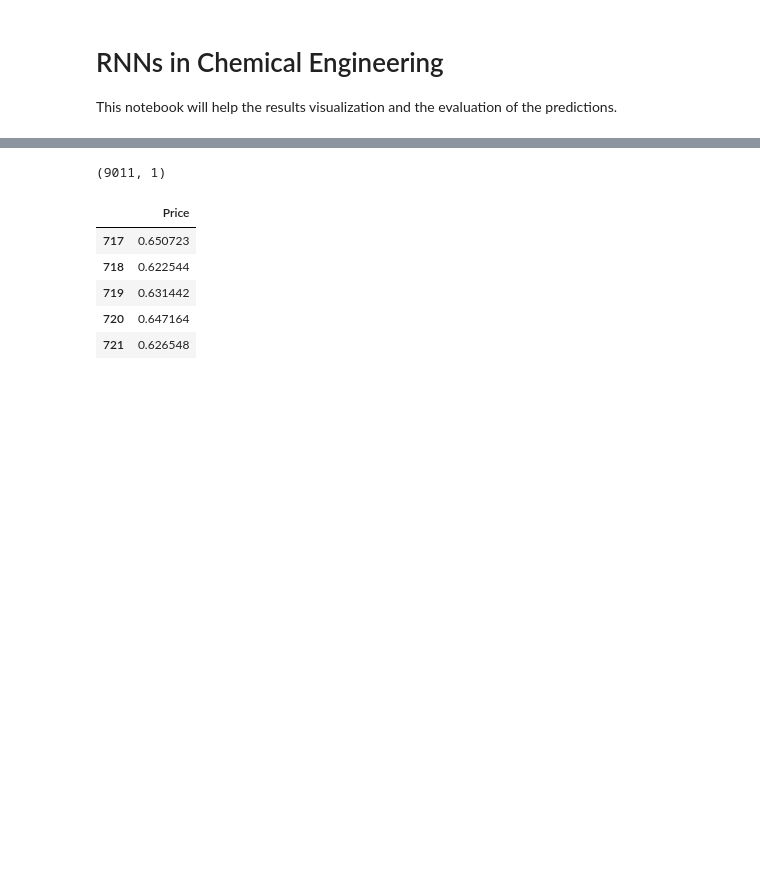
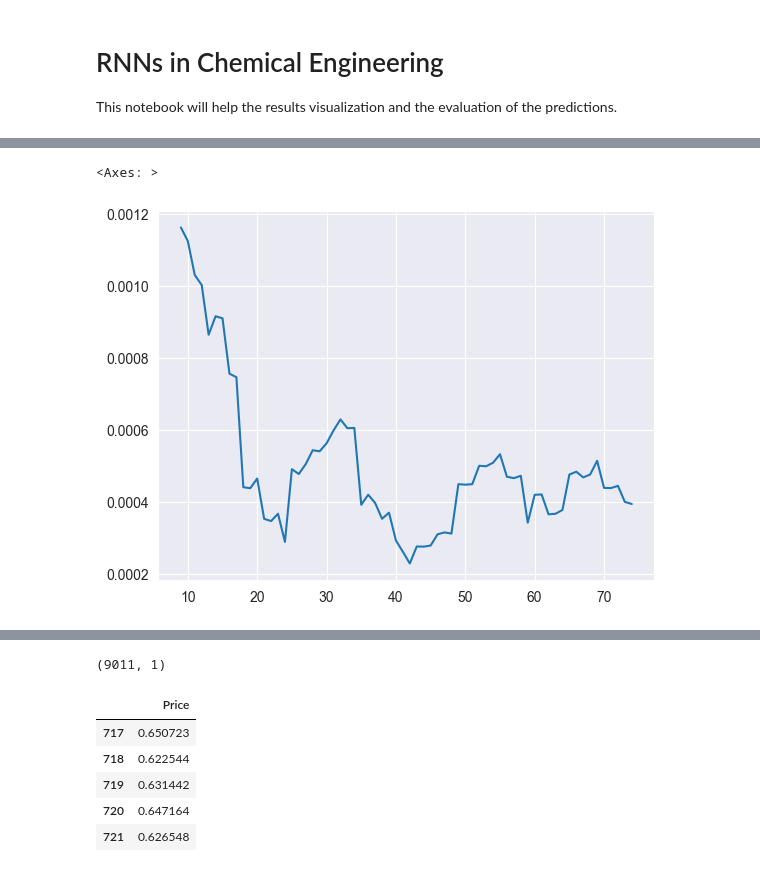
Before and after one commit to IAugustoMZ/deeplearning_chemicalengineering, a Jupyter notebook: 3_recurrentNeuralNetworks/2_visualizing_results.ipynb, the cells around one changed output, grey strips where cells are left out. Cells and saved outputs as stored; diff of their text form; code cells hidden in the pictures; blank space fills up the shorter version.

```diff
--- a/3_recurrentNeuralNetworks/2_visualizing_results.ipynb
+++ b/3_recurrentNeuralNetworks/2_visualizing_results.ipynb
@@ -54,0 +55,4 @@ plt.savefig('../4_imgs/rnn_studies/epochs_75.png', dpi=500, bbox_inches='tight')
+# %%
+# transform the history into dataframe to calculate moving average
+loss_data = pd.DataFrame(history.history['val_loss'], columns=['validation_loss'])
+loss_data.head()
@@ -54,0 +66,10 @@ plt.savefig('../4_imgs/rnn_studies/epochs_75.png', dpi=500, bbox_inches='tight')
+# %%
+# calculate the moving average
+periods = 10
+loss_data[f'MA_{periods}'] = loss_data['validation_loss'].rolling(window=periods).mean()
+
+# checking if validation loss presents descreasing pattern
+loss_data[f'MA_{periods}'].plot()
+# %% [output]
+<Axes: >
+[figure, added]
```
Also changed, not shown: parts of 10 cells of this notebook, 13 other files.
